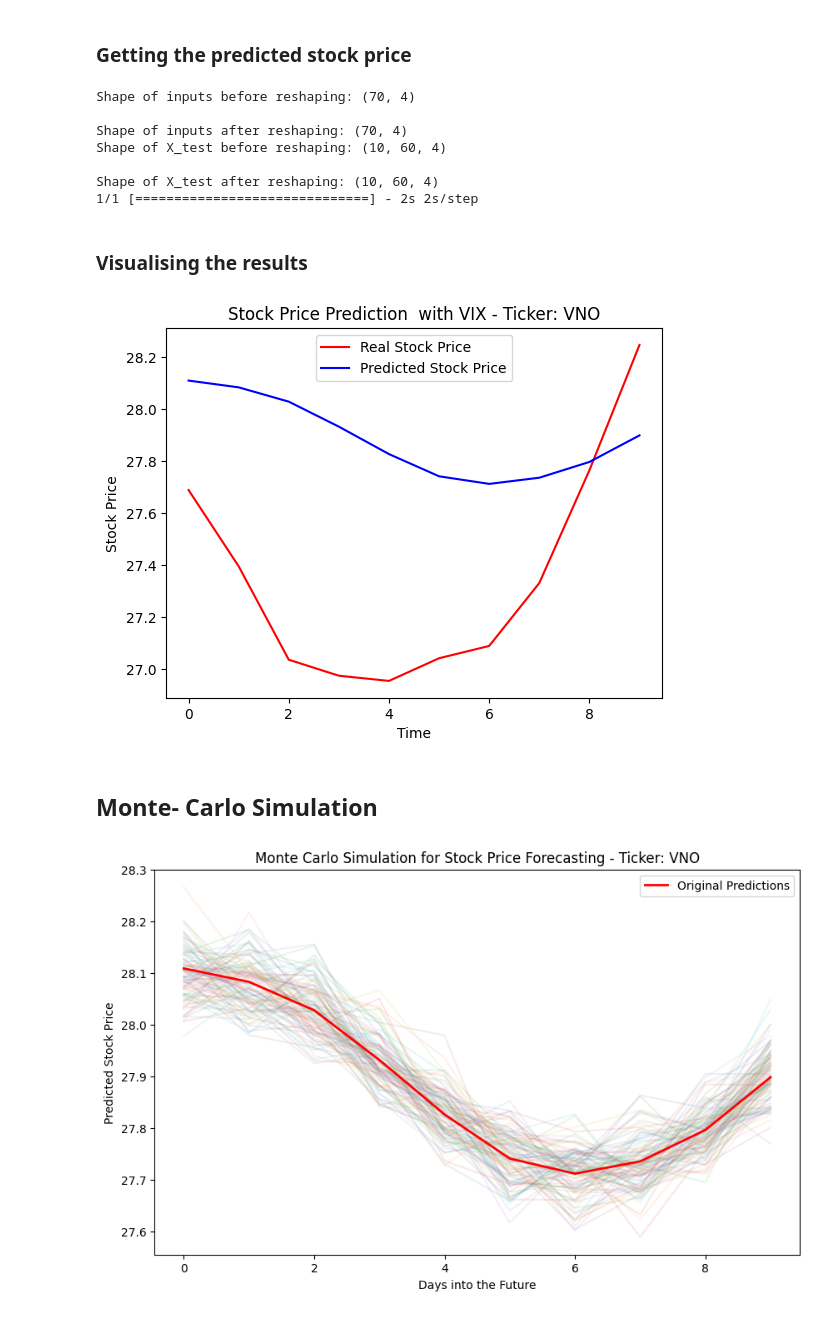
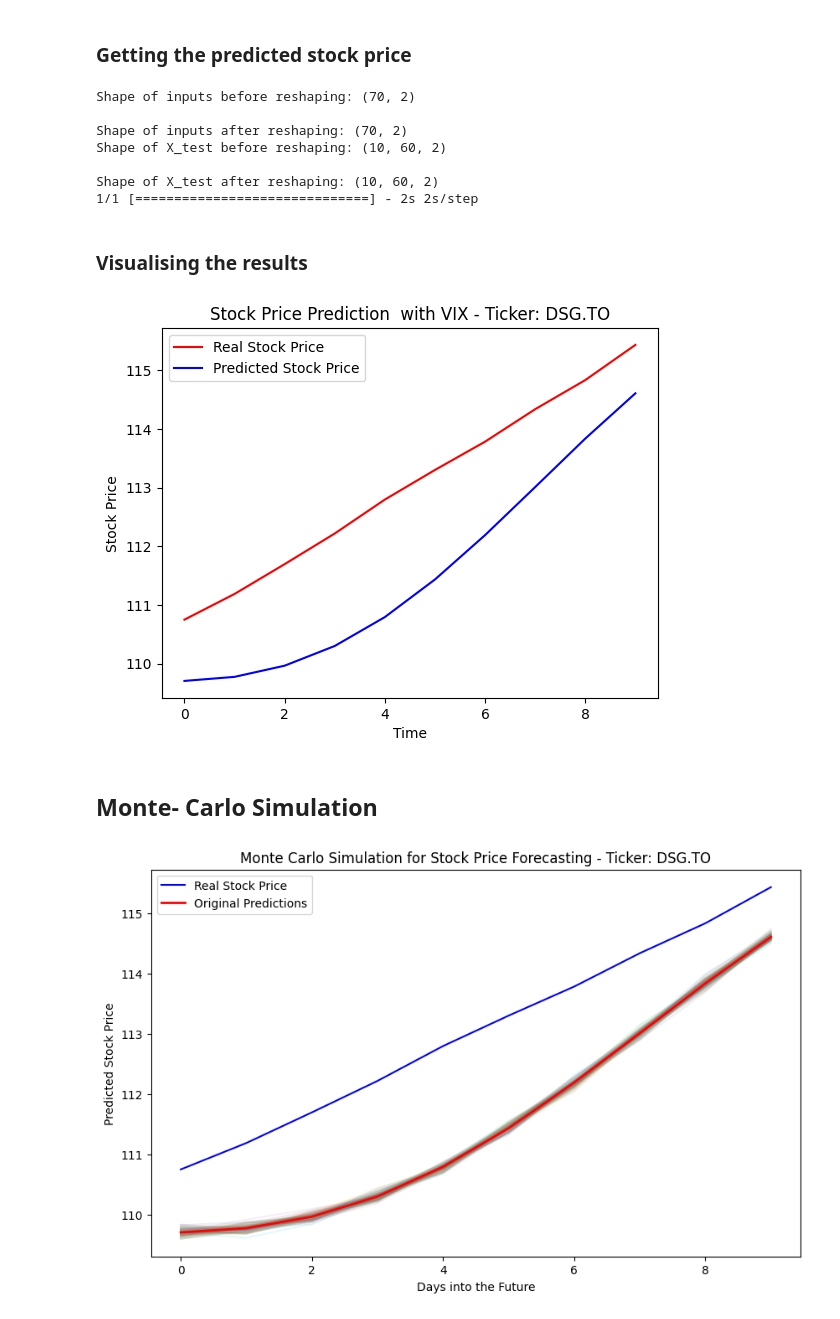
Before and after one commit to obeabi/Stocks_TSA, a Jupyter notebook: StockPrediction.ipynb, the cells around one changed output. Saved outputs shown, nothing was run; the diff lists cells and outputs as text; code cells hidden in the pictures.

```diff
--- a/StockPrediction.ipynb
+++ b/StockPrediction.ipynb
@@ -34,8 +34,8 @@ from keras.layers import Dropout
 ## Fetch & Load the data
 # %%
 # Fetch historical stock data using yfinance
-ticker = 'VNO'
-start_date , end_date = '2021-01-01' , '2024-01-30'
+ticker = 'DSG.TO'
+start_date , end_date = '2021-01-01' , '2024-02-02'
 
 df = yf.download(ticker, start=start_date, end= end_date)
 
@@ -45,7 +45,7 @@ df.ta.macd(close="Close", append=True)
 df.ta.atr(length=14, append=True)
 df.ta.bbands(append=True)
 # Calculate the 7-day moving average
-df['7_day_MA'] = df['Close'].rolling(window=7).mean()
+df['7_day_MA'] = df['Close'].rolling(window=20).mean()
 
 # Fetch Federal Funds Rate data from FRED
 fed_funds_rate = web.DataReader("FEDFUNDS", "fred", start_date, end_date)
@@ -162,7 +162,9 @@ column2 = 'Close'
 #dataset_test['Open'] = dataset_test[[column1, column2]].mean(axis=1)
 
 # You can use 'Open' rather than 'Price'
-features = ['7_day_MA', 'Volume','VIX', 'ATRr_14']
+#features = ['Close', 'Volume']
+features = ['7_day_MA', 'Volume']
+#features = ['7_day_MA', 'Volume','VIX', 'ATRr_14']
 #features = ['Open', 'Close', 'Volume']
 #features = ['Open','price', 'Close', 'Volume', 'RSI_14', 'MACD_12_26_9', 'MACDh_12_26_9','MACDs_12_26_9', 'ATRr_14', 'VIX', 'FEDFUNDS', 'CPIAUCNS']
 
@@ -359,12 +361,12 @@ predicted_stock_price = sc.inverse_transform(predicted_stock_price)
 # Extract the first element from each entry (model predictions)
 model_predictions = predicted_stock_price[:, 0]
 # %% [output]
-Shape of inputs before reshaping: (70, 4)
+Shape of inputs before reshaping: (70, 2)
 
-Shape of inputs after reshaping: (70, 4)
-Shape of X_test before reshaping: (10, 60, 4)
+Shape of inputs after reshaping: (70, 2)
+Shape of X_test before reshaping: (10, 60, 2)
 
-Shape of X_test after reshaping: (10, 60, 4)
+Shape of X_test after reshaping: (10, 60, 2)
 1/1 [==============================] - 2s 2s/step
 # %% [markdown]
 ### Visualising the results
@@ -377,7 +379,7 @@ plt.ylabel('Stock Price')
 plt.legend()
 plt.show()
 # %% [output]
-[figure, old version]
+[figure, new version]
 # %% [markdown]
 ## Monte- Carlo Simulation
 # %%
@@ -385,31 +387,33 @@ plt.show()
 
 # Number of simulations for the Monte Carlo simulation
 num_simulations = 100
 
 # Create an array to store simulation results
 simulation_results = np.zeros((num_simulations, len(model_predictions)))
 
 # Perform Monte Carlo simulation
 for i in range(num_simulations):
     # Introduce random noise to the model predictions
     noise = np.random.normal(0, 0.05, len(model_predictions))  # Adjust the standard deviation as needed
     simulated_predictions = model_predictions + noise
 
     # Store the simulated predictions in the results array
     simulation_results[i, :] = simulated_predictions
 
 # Plot the Monte Carlo simulation results
+
 plt.figure(figsize=(10, 6))
 for i in range(num_simulations):
     plt.plot(np.arange(len(model_predictions)), simulation_results[i, :], linestyle='-', marker='', alpha=0.1)
 
 # Plot the original predictions
+plt.plot(real_stock_price, color = 'blue', label = 'Real Stock Price')
 plt.plot(np.arange(len(model_predictions)), model_predictions, label='Original Predictions', color='red', linewidth=2)
 
 plt.title(f'Monte Carlo Simulation for Stock Price Forecasting - Ticker: {ticker}')
 plt.xlabel('Days into the Future')
 plt.ylabel('Predicted Stock Price')
 plt.legend()
 plt.show()
 # %% [output]
-[figure, old version]
+[figure, new version]
```
Also changed, not shown: parts of 11 cells of this notebook.
